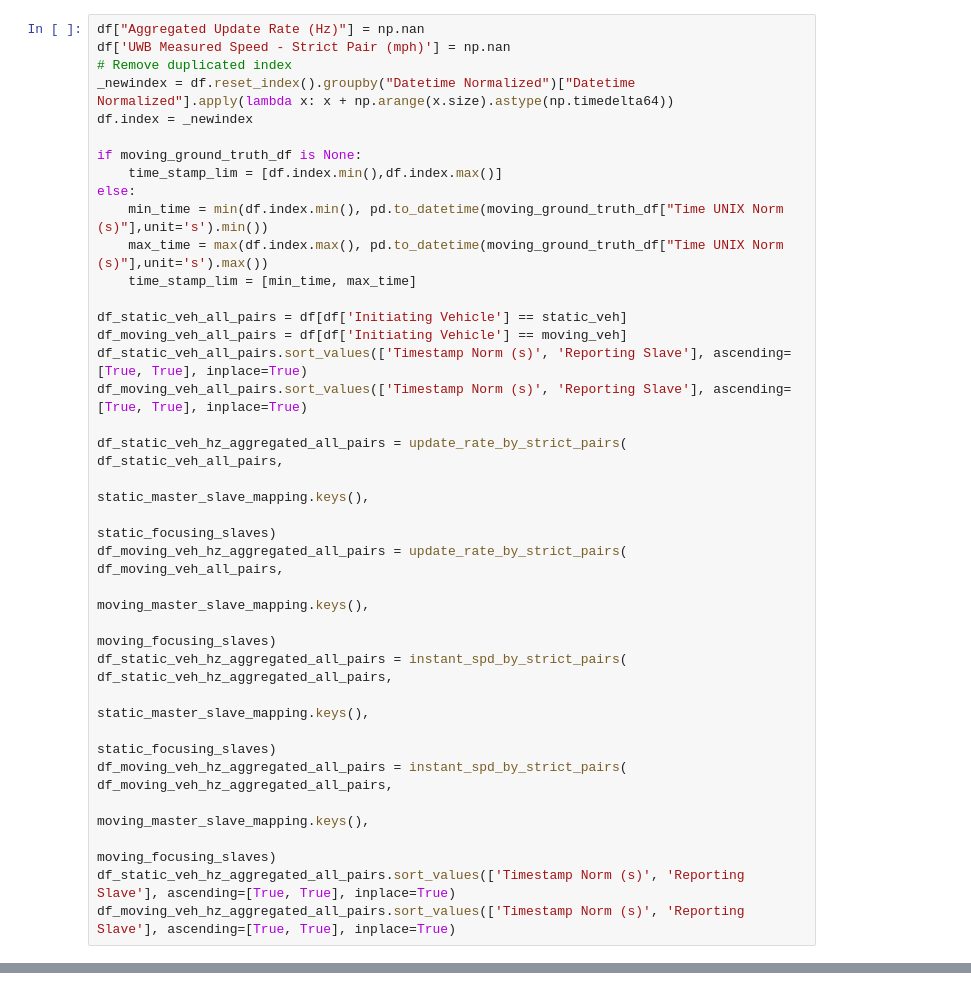
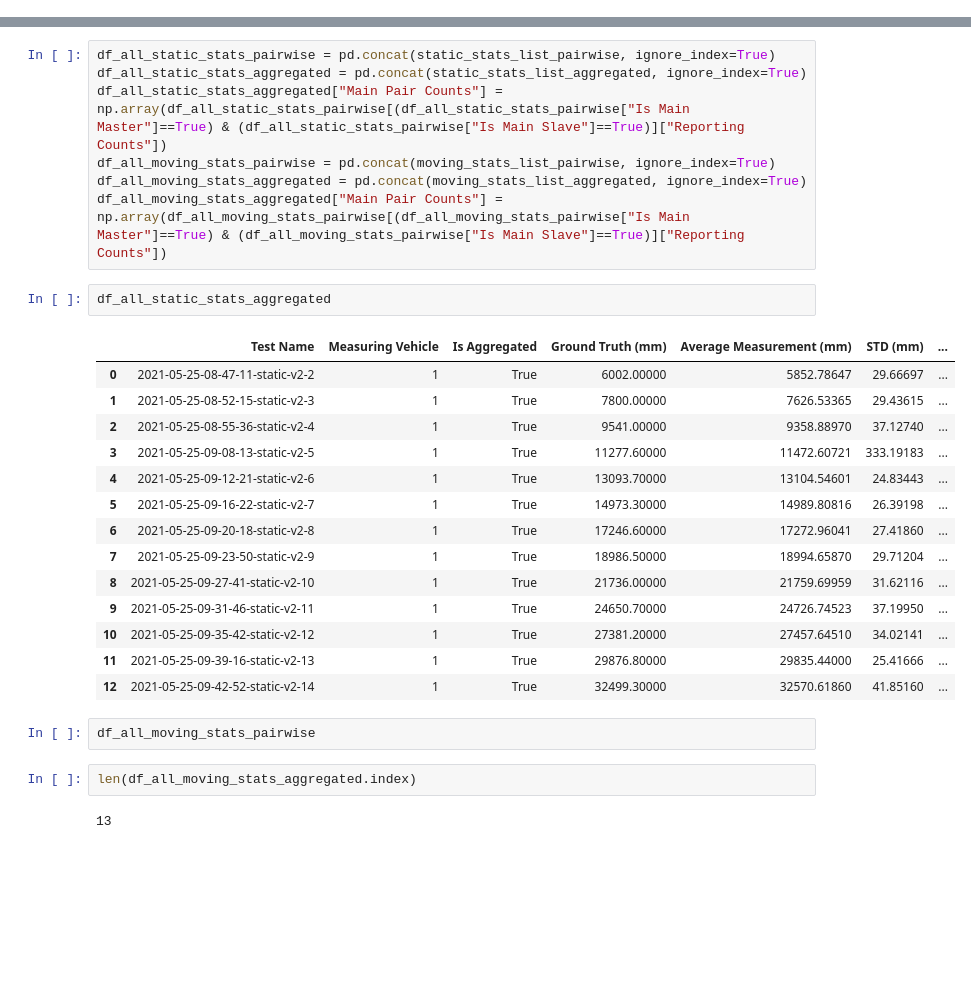
Before and after one commit to hegxiten/UWB-Lab-Rutgers-Rail, a Jupyter notebook: UWB-Experiments-MATLAB/uwb_ranging_fieldtest_results/draft_book.ipynb, the cells around one changed output, grey strips where cells are left out. Cells and saved outputs as stored; diff of their text form; blank space fills up the shorter version.

Commit message:
nan time period fix and naive general stats

```diff
--- a/UWB-Experiments-MATLAB/uwb_ranging_fieldtest_results/draft_book.ipynb
+++ b/UWB-Experiments-MATLAB/uwb_ranging_fieldtest_results/draft_book.ipynb
@@ -57,33 +30,0 @@ moving_master_slave_mapping = { '88BA': [moving_focusing_slaves[0], moving_focus
-# %%
-df["Aggregated Update Rate (Hz)"] = np.nan
-df['UWB Measured Speed - Strict Pair (mph)'] = np.nan
-# Remove duplicated index
-_newindex = df.reset_index().groupby("Datetime Normalized")["Datetime Normalized"].apply(lambda x: x + np.arange(x.size).astype(np.timedelta64))
-df.index = _newindex
-
-if moving_ground_truth_df is None:
-    time_stamp_lim = [df.index.min(),df.index.max()]
-else:
-    min_time = min(df.index.min(), pd.to_datetime(moving_ground_truth_df["Time UNIX Norm (s)"],unit='s').min())
-    max_time = max(df.index.max(), pd.to_datetime(moving_ground_truth_df["Time UNIX Norm (s)"],unit='s').max())
-    time_stamp_lim = [min_time, max_time]
-
-df_static_veh_all_pairs = df[df['Initiating Vehicle'] == static_veh]
-df_moving_veh_all_pairs = df[df['Initiating Vehicle'] == moving_veh]
-df_static_veh_all_pairs.sort_values(['Timestamp Norm (s)', 'Reporting Slave'], ascending=[True, True], inplace=True)
-df_moving_veh_all_pairs.sort_values(['Timestamp Norm (s)', 'Reporting Slave'], ascending=[True, True], inplace=True)
-
-df_static_veh_hz_aggregated_all_pairs = update_rate_by_strict_pairs(        df_static_veh_all_pairs,
-                                                                            static_master_slave_mapping.keys(),
-                                                                            static_focusing_slaves)
-df_moving_veh_hz_aggregated_all_pairs = update_rate_by_strict_pairs(        df_moving_veh_all_pairs,
-                                                                            moving_master_slave_mapping.keys(),
-                                                                            moving_focusing_slaves)
-df_static_veh_hz_aggregated_all_pairs = instant_spd_by_strict_pairs(        df_static_veh_hz_aggregated_all_pairs,
-                                                                            static_master_slave_mapping.keys(),
-                                                                            static_focusing_slaves)
-df_moving_veh_hz_aggregated_all_pairs = instant_spd_by_strict_pairs(        df_moving_veh_hz_aggregated_all_pairs,
-                                                                            moving_master_slave_mapping.keys(),
-                                                                            moving_focusing_slaves)
-df_static_veh_hz_aggregated_all_pairs.sort_values(['Timestamp Norm (s)', 'Reporting Slave'], ascending=[True, True], inplace=True)
-df_moving_veh_hz_aggregated_all_pairs.sort_values(['Timestamp Norm (s)', 'Reporting Slave'], ascending=[True, True], inplace=True)
@@ -209,0 +222,30 @@ moving_veh_df
+# %%
+df_all_static_stats_pairwise = pd.concat(static_stats_list_pairwise, ignore_index=True)
+df_all_static_stats_aggregated = pd.concat(static_stats_list_aggregated, ignore_index=True)
+df_all_static_stats_aggregated["Main Pair Counts"] = np.array(df_all_static_stats_pairwise[(df_all_static_stats_pairwise["Is Main Master"]==True) & (df_all_static_stats_pairwise["Is Main Slave"]==True)]["Reporting Counts"])
+df_all_moving_stats_pairwise = pd.concat(moving_stats_list_pairwise, ignore_index=True)
+df_all_moving_stats_aggregated = pd.concat(moving_stats_list_aggregated, ignore_index=True)
+df_all_moving_stats_aggregated["Main Pair Counts"] = np.array(df_all_moving_stats_pairwise[(df_all_moving_stats_pairwise["Is Main Master"]==True) & (df_all_moving_stats_pairwise["Is Main Slave"]==True)]["Reporting Counts"])
+# %%
+df_all_static_stats_aggregated
+# %% [output]
+|  | Test Name | Measuring Vehicle | Is Aggregated | Ground Truth (mm) | Average Measurement (mm) | STD (mm) | ... |
+| 0 | 2021-05-25-08-47-11-static-v2-2 | 1 | True | 6002.00000 | 5852.78647 | 29.66697 | ... |
+| 1 | 2021-05-25-08-52-15-static-v2-3 | 1 | True | 7800.00000 | 7626.53365 | 29.43615 | ... |
+| 2 | 2021-05-25-08-55-36-static-v2-4 | 1 | True | 9541.00000 | 9358.88970 | 37.12740 | ... |
+| 3 | 2021-05-25-09-08-13-static-v2-5 | 1 | True | 11277.60000 | 11472.60721 | 333.19183 | ... |
+| 4 | 2021-05-25-09-12-21-static-v2-6 | 1 | True | 13093.70000 | 13104.54601 | 24.83443 | ... |
+| 5 | 2021-05-25-09-16-22-static-v2-7 | 1 | True | 14973.30000 | 14989.80816 | 26.39198 | ... |
+| 6 | 2021-05-25-09-20-18-static-v2-8 | 1 | True | 17246.60000 | 17272.96041 | 27.41860 | ... |
+| 7 | 2021-05-25-09-23-50-static-v2-9 | 1 | True | 18986.50000 | 18994.65870 | 29.71204 | ... |
+| 8 | 2021-05-25-09-27-41-static-v2-10 | 1 | True | 21736.00000 | 21759.69959 | 31.62116 | ... |
+| 9 | 2021-05-25-09-31-46-static-v2-11 | 1 | True | 24650.70000 | 24726.74523 | 37.19950 | ... |
+| 10 | 2021-05-25-09-35-42-static-v2-12 | 1 | True | 27381.20000 | 27457.64510 | 34.02141 | ... |
+| 11 | 2021-05-25-09-39-16-static-v2-13 | 1 | True | 29876.80000 | 29835.44000 | 25.41666 | ... |
+| 12 | 2021-05-25-09-42-52-static-v2-14 | 1 | True | 32499.30000 | 32570.61860 | 41.85160 | ... |
+# %%
+df_all_moving_stats_pairwise
+# %%
+len(df_all_moving_stats_aggregated.index)
+# %% [output]
+13
```
Also changed, not shown: parts of 12 cells of this notebook, 2 other files.
